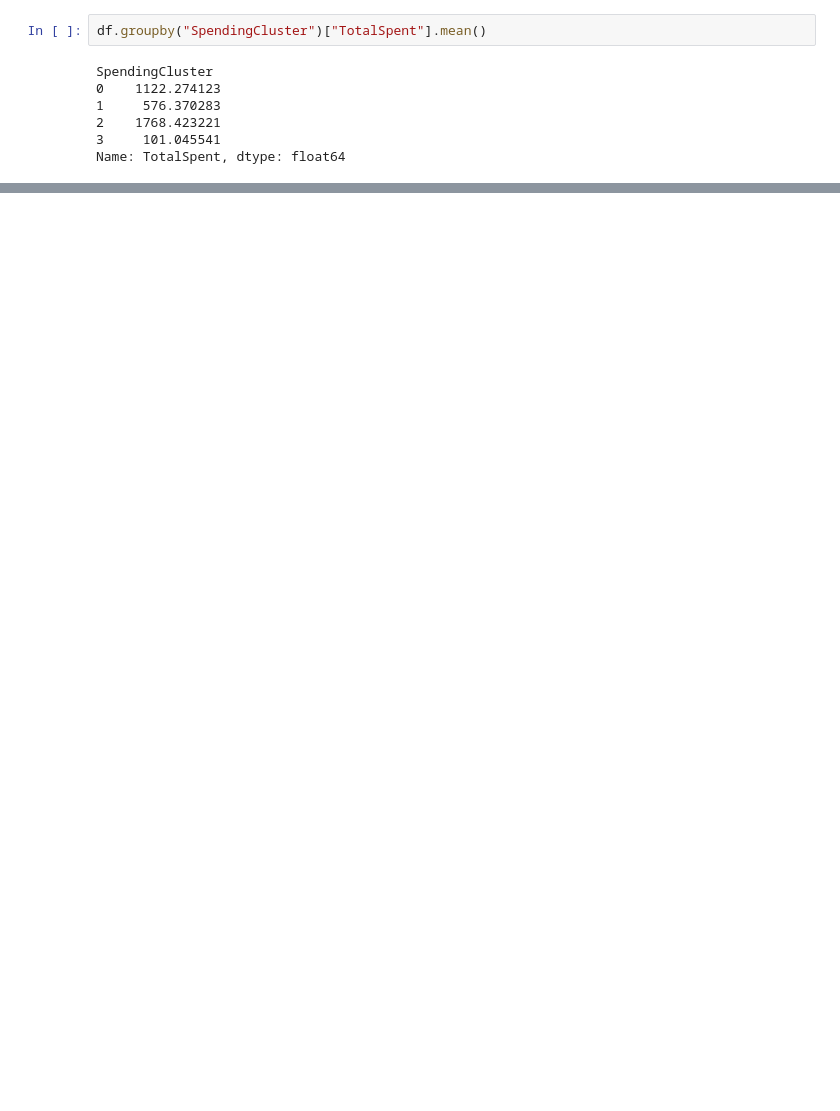
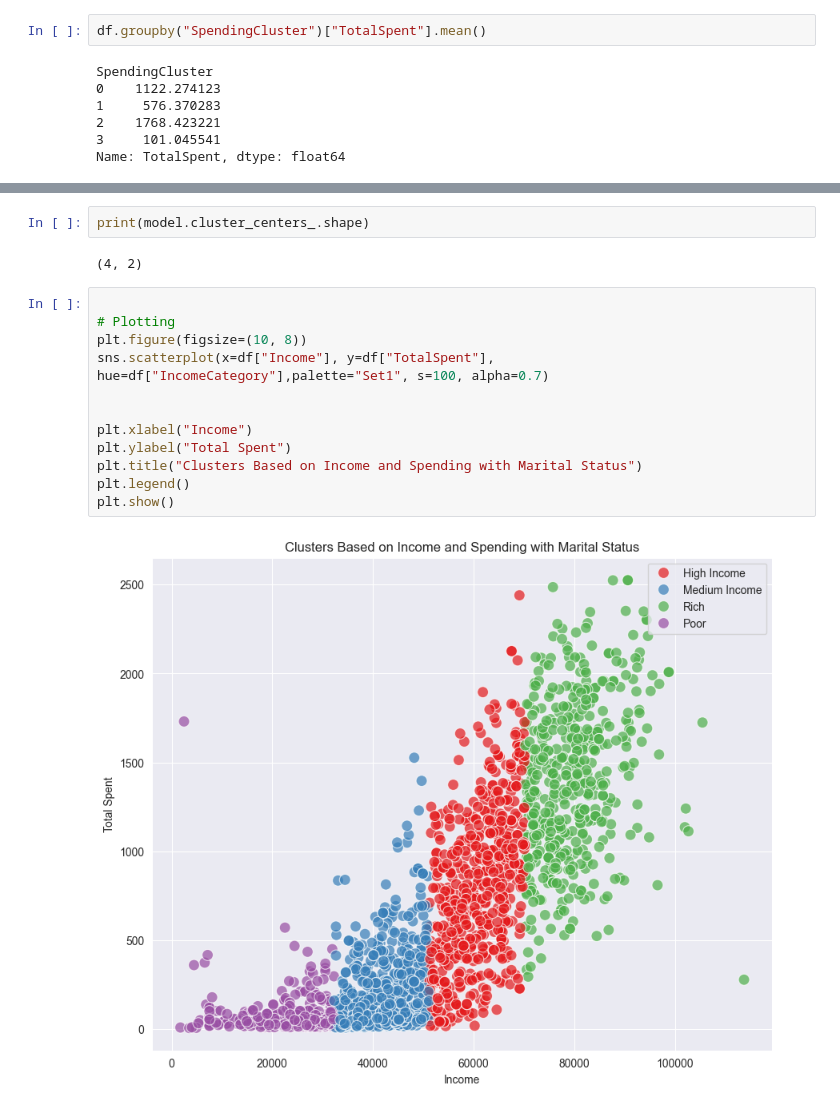
Before and after one commit to joojaa7/dataK-koneO, a Jupyter notebook: Project/project.ipynb, the cells around one changed output, grey strips where cells are left out. Cells and saved outputs as stored; diff of their text form; blank space fills up the shorter version.

```diff
--- a/Project/project.ipynb
+++ b/Project/project.ipynb
@@ -311,0 +318,18 @@ plt.legend(loc='center left', bbox_to_anchor=(1.0, 0.5))
+# %%
+print(model.cluster_centers_.shape)
+# %% [output]
+(4, 2)
+# %%
+
+# Plotting
+plt.figure(figsize=(10, 8))
+sns.scatterplot(x=df["Income"], y=df["TotalSpent"], hue=df["IncomeCategory"],palette="Set1", s=100, alpha=0.7)
+
+
+plt.xlabel("Income")
+plt.ylabel("Total Spent")
+plt.title("Clusters Based on Income and Spending with Marital Status")
+plt.legend()
+plt.show()
+# %% [output]
+[figure, added]
```
Also changed, not shown: parts of 8 cells of this notebook.
